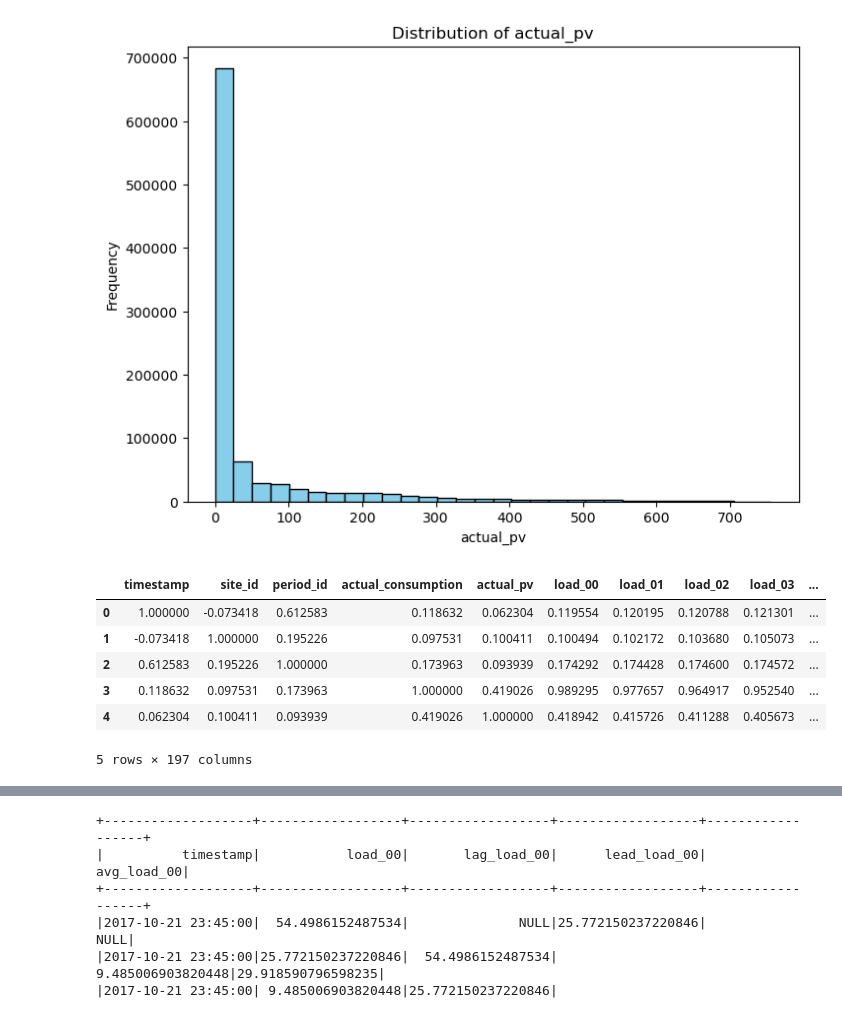
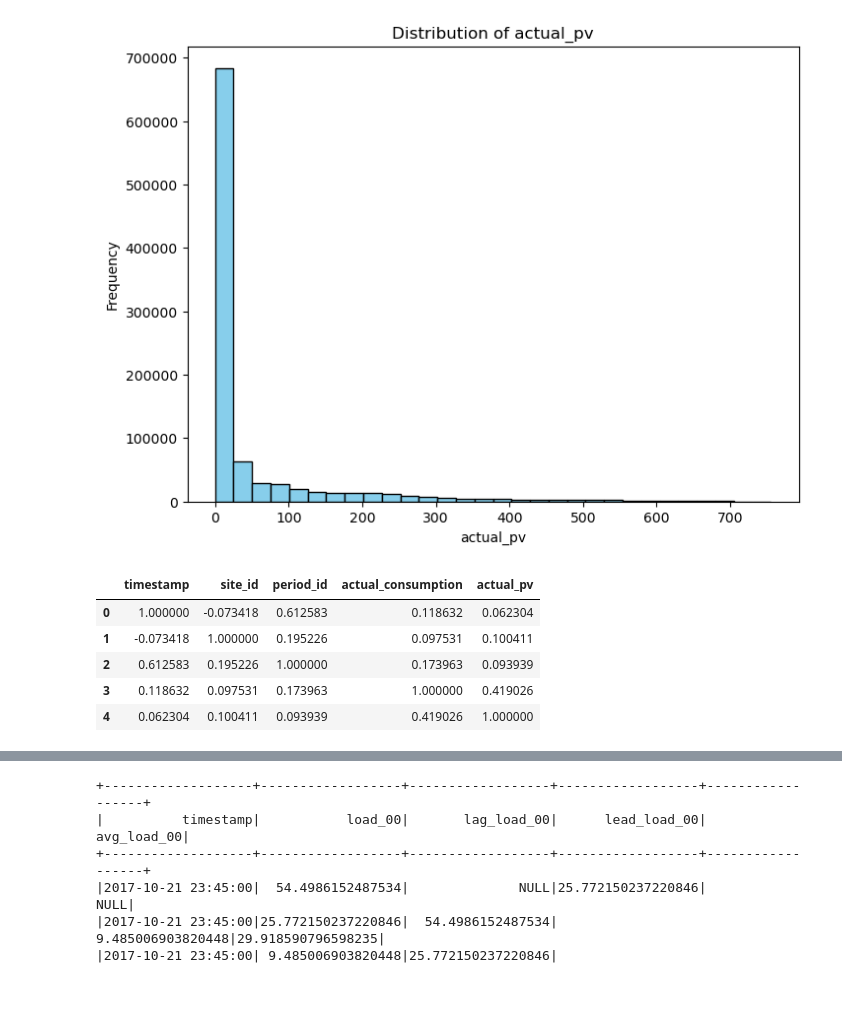
Before and after one commit to r0acho/SOBD2023, a Jupyter notebook: 5variant.ipynb, the cells around one changed output, grey strips where cells are left out. Saved outputs shown, nothing was run; the diff lists cells and outputs as text; code cells hidden in the pictures.

```diff
--- a/5variant.ipynb
+++ b/5variant.ipynb
@@ -201,31 +217,30 @@ Text(0, 0.5, 'Frequency')
 # %%
 # Преобразование столбца timestamp в метку времени Unix
 correlation_dataframe = cleaned_dataframe.withColumn("timestamp", unix_timestamp("timestamp").cast(DoubleType()))
 
 # Создаем VectorAssembler для объединения признаков в один вектор
-feature_cols = correlation_dataframe.columns
+feature_cols = ['timestamp', 'site_id', 'period_id', 'actual_consumption', 'actual_pv']
 vector_assembler = VectorAssembler(inputCols=feature_cols, outputCol="features")
 
 # Применяем VectorAssembler к данным
 data = vector_assembler.transform(correlation_dataframe)
 
 # Вычисляем матрицу корреляции
 correlation_matrix = Correlation.corr(data, "features").head()
 correlation_array = correlation_matrix[0].toArray()
 
 # Создаем DataFrame из матрицы корреляции
 correlation_df = spark.createDataFrame(correlation_array.tolist(), feature_cols)
 
 # Выводим матрицу корреляции
 correlation_df.toPandas().head()
 # %% [output]
-|  | timestamp | site_id | period_id | actual_consumption | actual_pv | load_00 | load_01 | load_02 | load_03 | ... |
-| 0 | 1.000000 | -0.073418 | 0.612583 | 0.118632 | 0.062304 | 0.119554 | 0.120195 | 0.120788 | 0.121301 | ... |
-| 1 | -0.073418 | 1.000000 | 0.195226 | 0.097531 | 0.100411 | 0.100494 | 0.102172 | 0.103680 | 0.105073 | ... |
-| 2 | 0.612583 | 0.195226 | 1.000000 | 0.173963 | 0.093939 | 0.174292 | 0.174428 | 0.174600 | 0.174572 | ... |
-| 3 | 0.118632 | 0.097531 | 0.173963 | 1.000000 | 0.419026 | 0.989295 | 0.977657 | 0.964917 | 0.952540 | ... |
-| 4 | 0.062304 | 0.100411 | 0.093939 | 0.419026 | 1.000000 | 0.418942 | 0.415726 | 0.411288 | 0.405673 | ... |
+|  | timestamp | site_id | period_id | actual_consumption | actual_pv |
+| 0 | 1.000000 | -0.073418 | 0.612583 | 0.118632 | 0.062304 |
+| 1 | -0.073418 | 1.000000 | 0.195226 | 0.097531 | 0.100411 |
+| 2 | 0.612583 | 0.195226 | 1.000000 | 0.173963 | 0.093939 |
+| 3 | 0.118632 | 0.097531 | 0.173963 | 1.000000 | 0.419026 |
+| 4 | 0.062304 | 0.100411 | 0.093939 | 0.419026 | 1.000000 |
-5 rows × 197 columns
 # %%
 # Строим тепловую карту корреляции с использованием Seaborn
 correlation_matrix = correlation_df.toPandas().corr()
```
Also changed, not shown: parts of 5 cells of this notebook.
